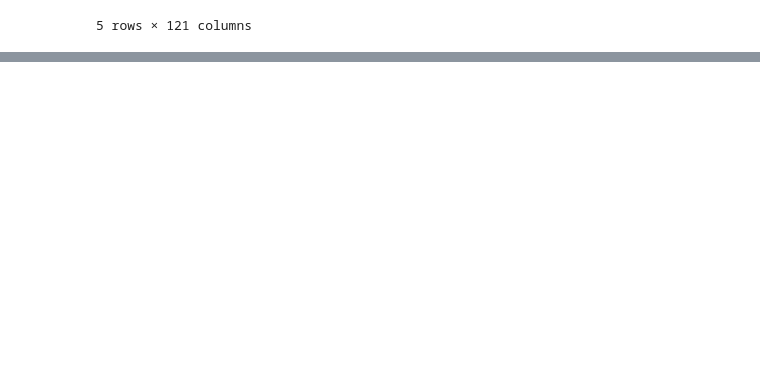
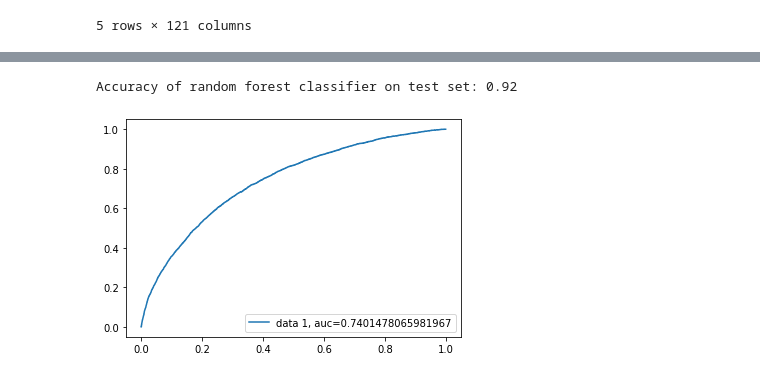
Before and after one commit to Chamsss92/ML_FLOW, a Jupyter notebook: MLFLOW_PROJECT.ipynb, the cells around one changed output, grey strips where cells are left out. Drawn from its saved outputs; the diff is of its cells as text; code cells hidden in the pictures; blank space fills up the shorter version.

```diff
--- a/MLFLOW_PROJECT.ipynb
+++ b/MLFLOW_PROJECT.ipynb
@@ -192,0 +133,10 @@ GradientBoostingRegressor(learning_rate=1.0, max_depth=2, n_estimators=3)
+# %%
+# Fill Missing Values for Numerical Columns w/ mean
+def fill_missing_values(df):
+    for col in df.columns:
+        if df[col].dtype == 'float64' or df[col].dtype == 'int64':
+            df[col].fillna(df[col].mean(), inplace=True)
+    return df
+# %%
+train = fill_missing_values(train)
+test = fill_missing_values(test)
@@ -192,0 +157,7 @@ GradientBoostingRegressor(learning_rate=1.0, max_depth=2, n_estimators=3)
+# %%
+X = train.drop('TARGET', axis=1)
+y = train['TARGET']
+X_train, X_test, y_train, y_test = train_test_split(X, y, test_size=0.2, random_state=42)
+# %%
+model = RandomForestClassifier(n_estimators=100, max_depth=10, random_state=42)
+model.fit(X_train, y_train)
@@ -192,0 +167,6 @@ GradientBoostingRegressor(learning_rate=1.0, max_depth=2, n_estimators=3)
+# %%
+#prediction
+y_pred = model.predict(X_test)
+print('Accuracy of random forest classifier on test set: {:.2f}'.format(model.score(X_test, y_test)))
+# %% [output]
+Accuracy of random forest classifier on test set: 0.92
@@ -192,0 +175,10 @@ GradientBoostingRegressor(learning_rate=1.0, max_depth=2, n_estimators=3)
+# %%
+# roc auc score
+y_pred_proba = model.predict_proba(X_test)[::,1]
+fpr, tpr, _ = metrics.roc_curve(y_test,  y_pred_proba)
+auc = metrics.roc_auc_score(y_test, y_pred_proba)
+plt.plot(fpr,tpr,label="data 1, auc="+str(auc))
+plt.legend(loc=4)
+plt.show()
+# %% [output]
+[figure, added]
```
Also changed, not shown: parts of 30 cells of this notebook, 1 other file.
